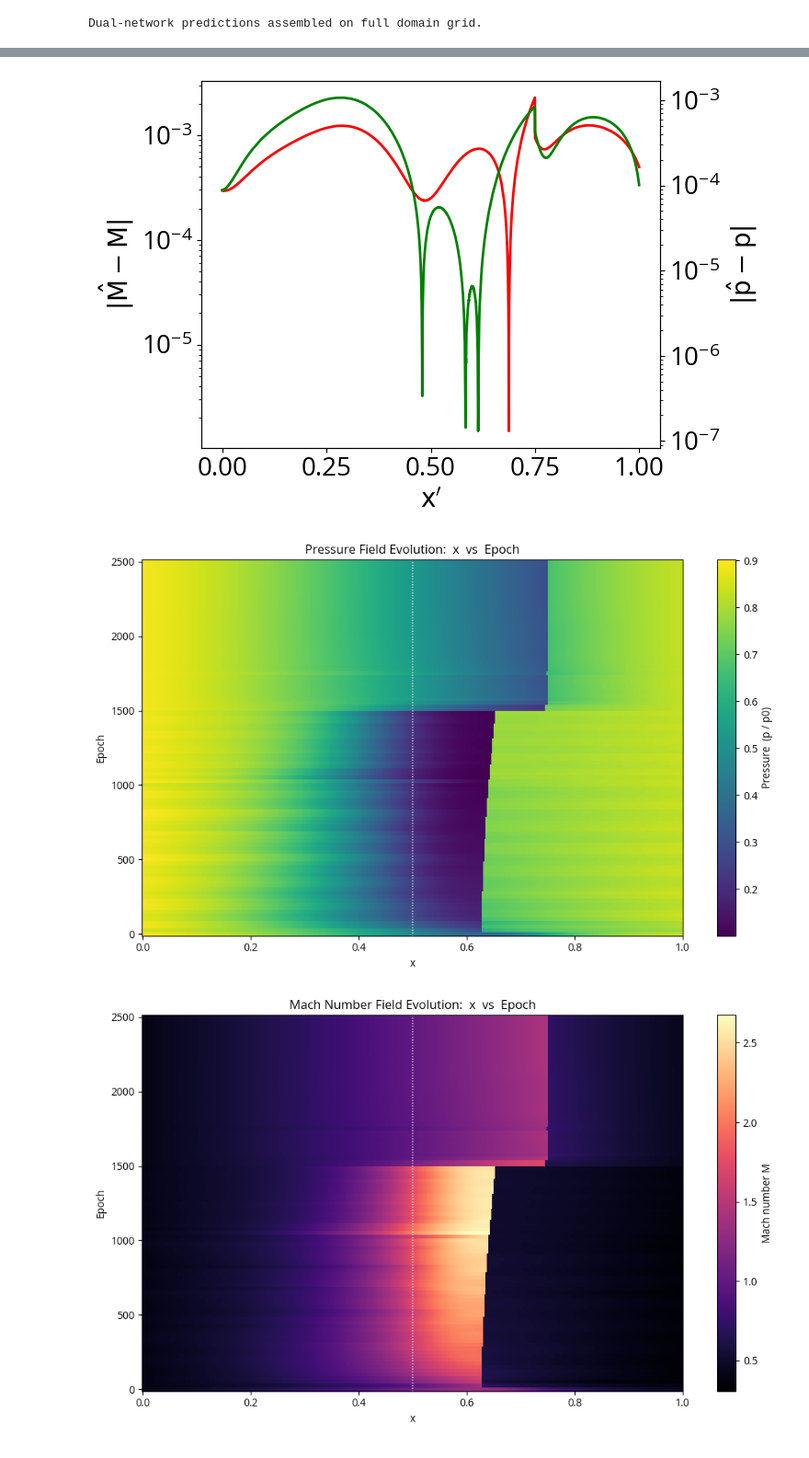
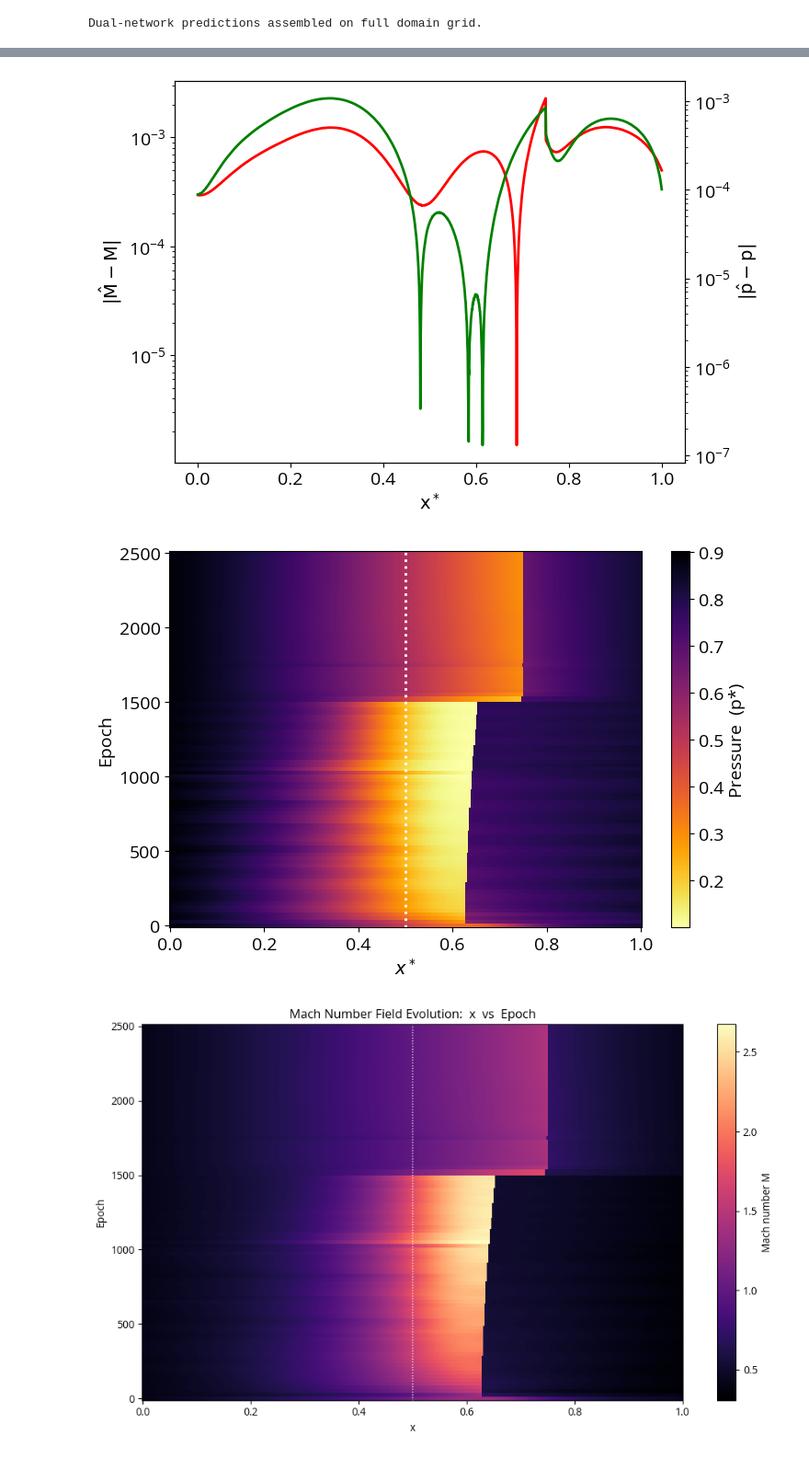
Before and after one commit to Lofty-Brambles/qsnippets, a Jupyter notebook: napc/unsteady_fb_add_pinn.ipynb, the cells around one changed output, grey strips where cells are left out. Shown at 92% size. Cells and saved outputs as stored; diff of their text form; code cells hidden in the pictures.

```diff
--- a/napc/unsteady_fb_add_pinn.ipynb
+++ b/napc/unsteady_fb_add_pinn.ipynb
@@ -1416,48 +1425,54 @@ P_err_dual = np.abs(dual_P - analytic.P)
 
 fig, axes = plt.subplots(1, 1, figsize=(7.5, 5))
 
-axes.set_xlabel(r"$\text{x}^\prime$", fontsize=20)
-axes.set_ylabel(r"$|\hat{\text{M}}-\text{M}|$", fontsize=20)
+axes.set_xlabel(r"$\text{x}^*$", fontsize=14)
+axes.set_ylabel(r"$|\hat{\text{M}}-\text{M}|$", fontsize=14)
 axes.set_yscale("log")
 axes.plot(x_eval_np, M_err_dual, color="red", lw=2, label="(M)")
 
 axes2 = axes.twinx()
-axes2.set_ylabel(r"$|\hat{\text{p}}-\text{p}|$", fontsize=20)
+axes2.set_ylabel(r"$|\hat{\text{p}}-\text{p}|$", fontsize=14)
 axes2.set_yscale("log")
 axes2.plot(x_eval_np, P_err_dual, color="green", lw=2, label="(p)")
 
 axes.grid(False)
 axes2.grid(False)
 
-axes.tick_params(axis="x", labelsize=20)
-axes.tick_params(axis="y", labelsize=20)
-axes2.tick_params(axis="y", labelsize=20)
+axes.tick_params(axis="x", labelsize=14)
+axes.tick_params(axis="y", labelsize=14)
+axes2.tick_params(axis="y", labelsize=14)
 
 plt.tight_layout()
+plt.savefig("saved_figures/cd_nozzle_dual_net_errors.svg", bbox_inches="tight")
 plt.show()
 # %% [output]
-[figure, old version]
+[figure, new version]
 # %%
 # ── Pressure field evolution: x vs training epoch (dual-net snapshots) ─────
 snap_epochs = np.array(field_snapshotter.epochs, dtype=int)
 snap_x = np.linspace(X_START, X_START + X_LENGTH, SNAPSHOT_N_X)
 snap_P = np.asarray(field_snapshotter.P)  # shape (n_snapshots, SNAPSHOT_N_X)
 
-fig, ax = plt.subplots(figsize=(10, 6))
-im = ax.pcolormesh(snap_x, snap_epochs, snap_P, shading="auto", cmap="viridis")
+fig, ax = plt.subplots(figsize=(7.5, 5))
+im = ax.pcolormesh(snap_x, snap_epochs, snap_P, shading="auto", cmap="inferno_r")
 
-ax.axvline(X_THROAT, color="white", ls=":", lw=1)
+ax.axvline(X_THROAT, color="white", ls=":", lw=2)
 
-ax.set_xlabel("x")
-ax.set_ylabel("Epoch")
-ax.set_title("Pressure Field Evolution:  x  vs  Epoch")
+ax.set_xlabel("$x^*$", fontsize=14)
+ax.set_ylabel("Epoch", fontsize=14)
+
 cbar = fig.colorbar(im, ax=ax)
-cbar.set_label("Pressure  (p / p0)")
+cbar.set_label("Pressure  (p*)", fontsize=14)
+
+ax.tick_params(axis="x", labelsize=14)
+ax.tick_params(axis="y", labelsize=14)
+cbar.ax.tick_params(labelsize=14)
 
 plt.tight_layout()
+plt.savefig("saved_figures/cd_nozzle_dual_net_pressure_field_evolution.svg", bbox_inches="tight")
 plt.show()
 # %% [output]
-[figure, old version]
+[figure, new version]
 # %%
 # ── Mach number field evolution: x vs training epoch (dual-net snapshots) ──
 snap_M = np.asarray(field_snapshotter.M)  # shape (n_snapshots, SNAPSHOT_N_X)
```
Also changed, not shown: parts of 5 cells of this notebook, 10 other files.
